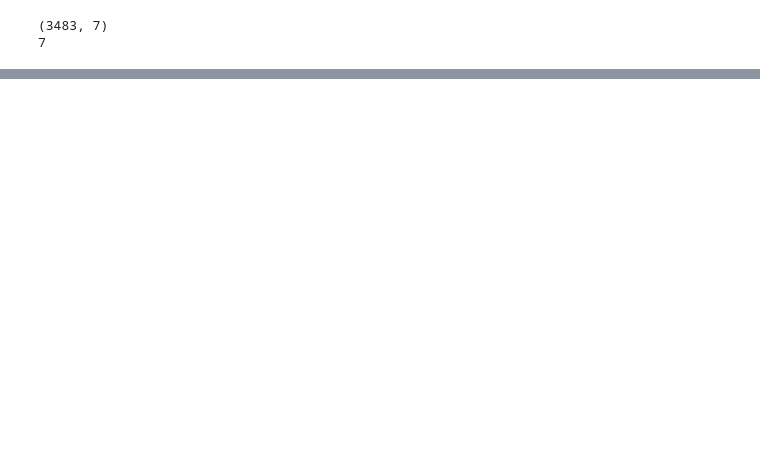
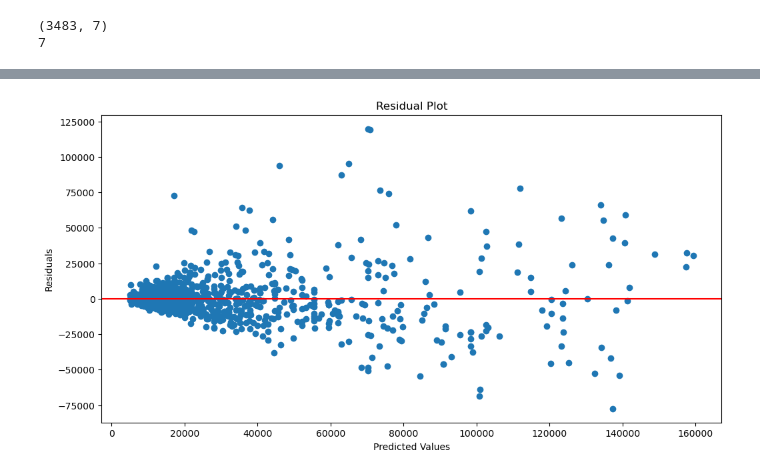
Before and after one commit to fudge-fantastic/Machine-Learning, a Jupyter notebook: House_Rent_Prediction/House-Rent-Prediction.ipynb, the cells around one changed output, grey strips where cells are left out. Cells and saved outputs as stored; diff of their text form; code cells hidden in the pictures; blank space fills up the shorter version.

```diff
--- a/House_Rent_Prediction/House-Rent-Prediction.ipynb
+++ b/House_Rent_Prediction/House-Rent-Prediction.ipynb
@@ -389,0 +448,11 @@ The ADJ_R2S is 0.69
+# %%
+plt.figure(figsize=(12,6))
+plt.scatter(y_pred, residuals)
+# Setting the red line at y=0
+plt.axhline(y=0, color='r', linestyle='-')
+plt.title("Residual Plot")
+plt.xlabel("Predicted Values")
+plt.ylabel("Residuals")
+plt.show()
+# %% [output]
+[figure, added]
```
Also changed, not shown: parts of 23 cells of this notebook, 1 other file.
